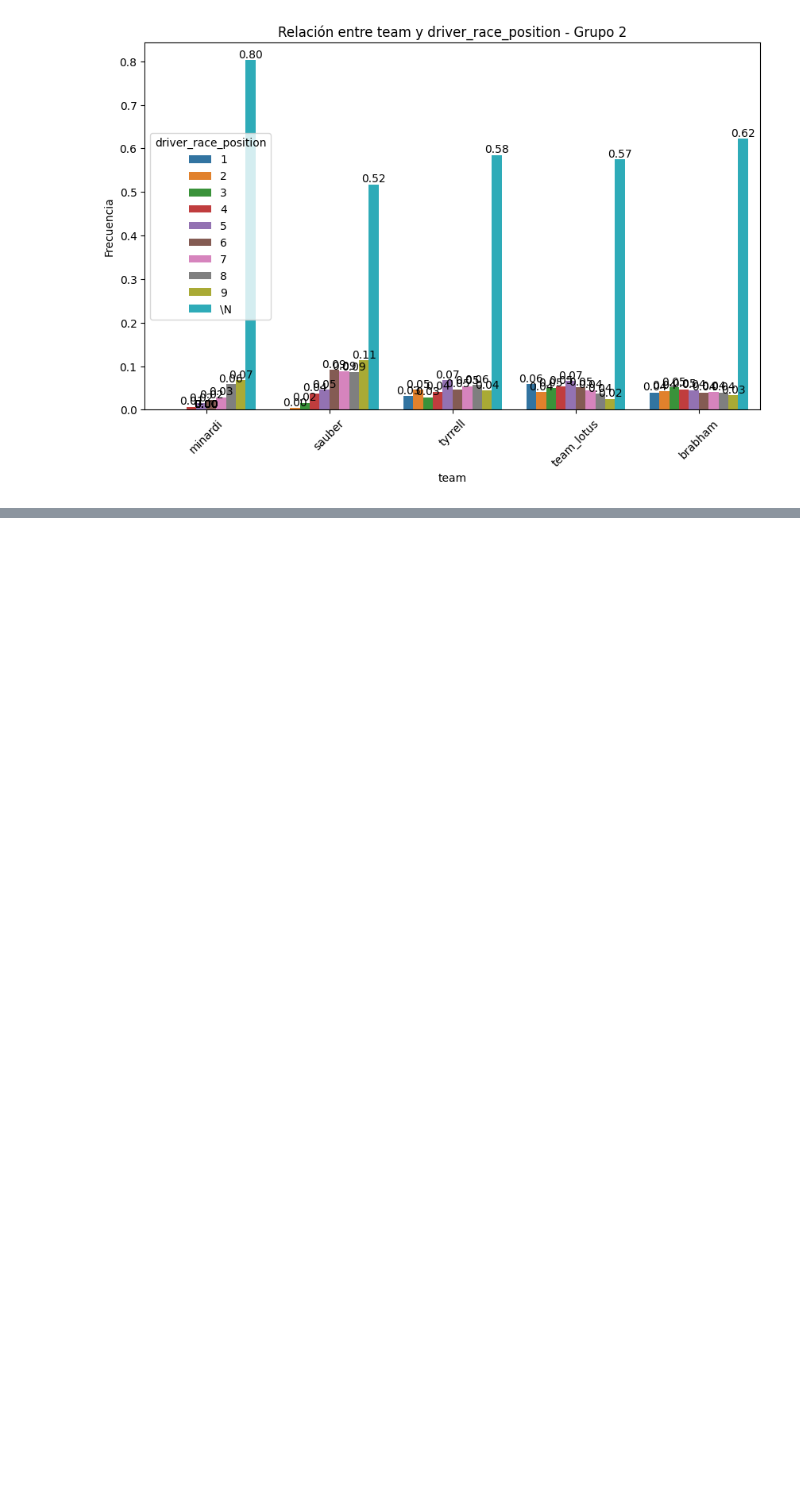
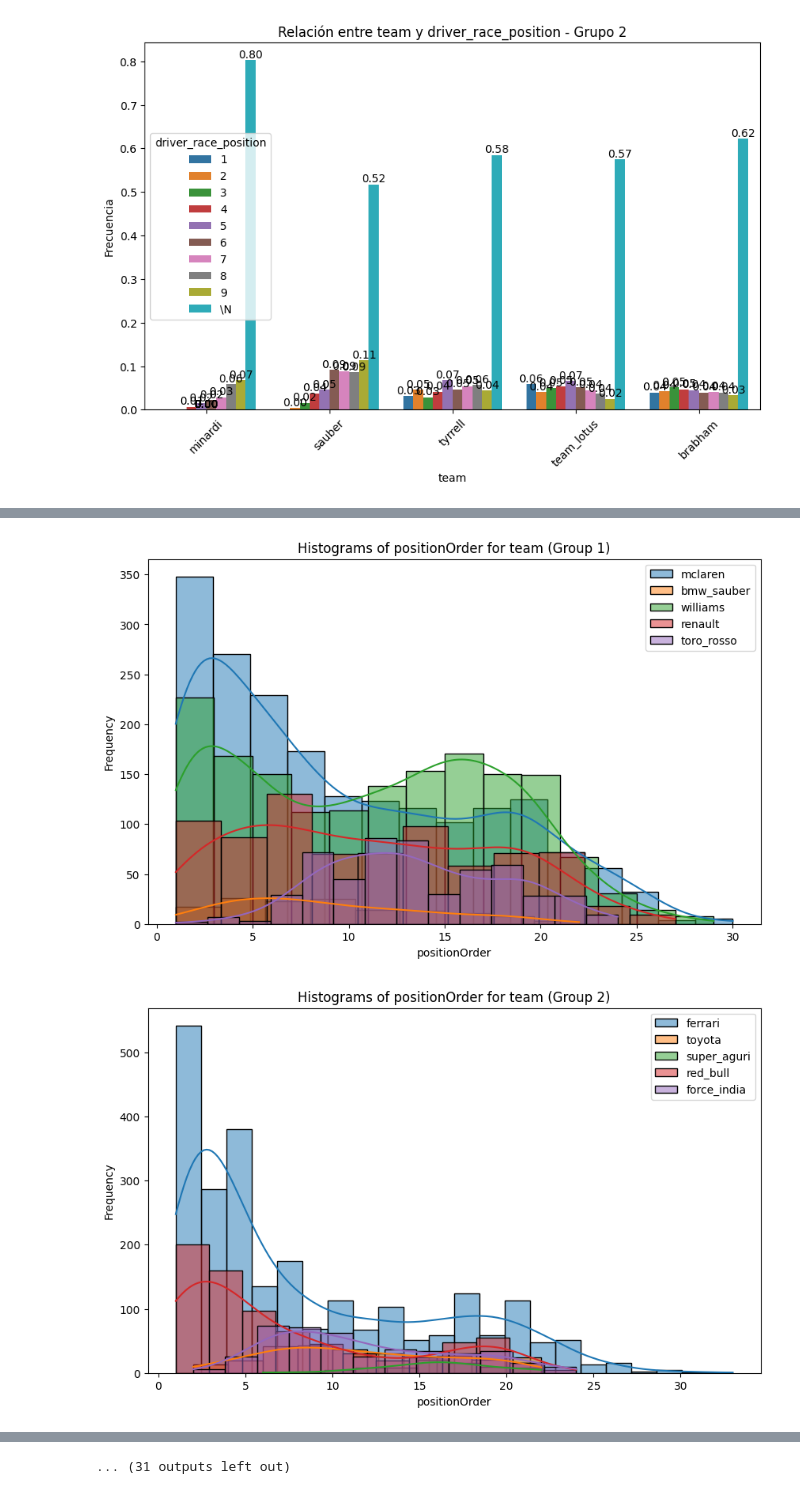
Before and after one commit to jacobo010/EDA_F1_Analysis, a Jupyter notebook: src/notebooks/segundo_notebook.ipynb, the cells around one changed output, grey strips where cells are left out. Cells and saved outputs as stored; diff of their text form; code cells hidden in the pictures; blank space fills up the shorter version.

```diff
--- a/src/notebooks/segundo_notebook.ipynb
+++ b/src/notebooks/segundo_notebook.ipynb
@@ -354,0 +395,5 @@ plot_combined_graphs(df_combinado, ["driver_race_position"])
+# %%
+plot_grouped_histograms(df_combinado, cat_col="team", num_col="positionOrder", group_size=5)
+# %% [output]
+[figure, added]
+[figure, added]
@@ -354,0 +410 @@ plot_combined_graphs(df_combinado, ["driver_race_position"])
+... (31 outputs left out)
```
Also changed, not shown: parts of 6 cells of this notebook.
